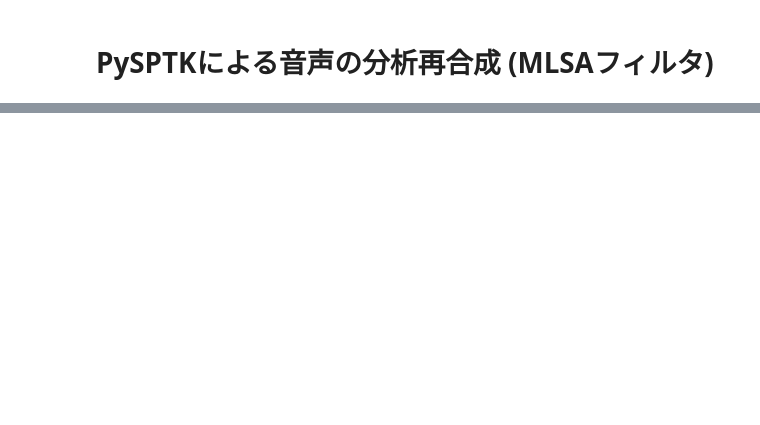
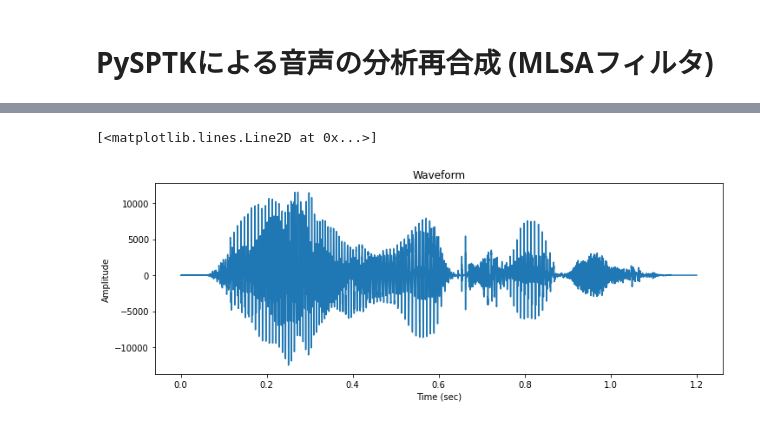
Before and after one commit to tam17aki/speech_process_exercise, a Jupyter notebook: SpeechAnalysisSynthesis/pysptk_anasyn_mlsa.ipynb, the cells around one changed output, grey strips where cells are left out. Drawn from its saved outputs; the diff is of its cells as text; code cells hidden in the pictures; blank space fills up the shorter version.

```diff
--- a/SpeechAnalysisSynthesis/pysptk_anasyn_mlsa.ipynb
+++ b/SpeechAnalysisSynthesis/pysptk_anasyn_mlsa.ipynb
@@ -75,0 +84,25 @@ plt.plot(time, x)
+# %%
+# 分析再合成した音声をプロット
+n_samples = len(y)
+time = np.arange(n_samples) / fs # 時間軸の設定
+
+# プロット枠を確保 (10がヨコのサイズ、4はタテのサイズ)
+plt.figure(figsize=(10, 4))
+
+# x軸のラベル
+plt.xlabel("Time (sec)")
+
+# y軸のラベル
+plt.ylabel("Amplitude")
+
+# 画像のタイトル
+plt.title("Waveform")
+
+# 余白を最小化
+plt.tight_layout()
+
+# 波形のプロット
+plt.plot(time, y)
+# %% [output]
+[<matplotlib.lines.Line2D at 0x...>]
+[figure, added]
```
Also changed, not shown: parts of 3 cells of this notebook.
